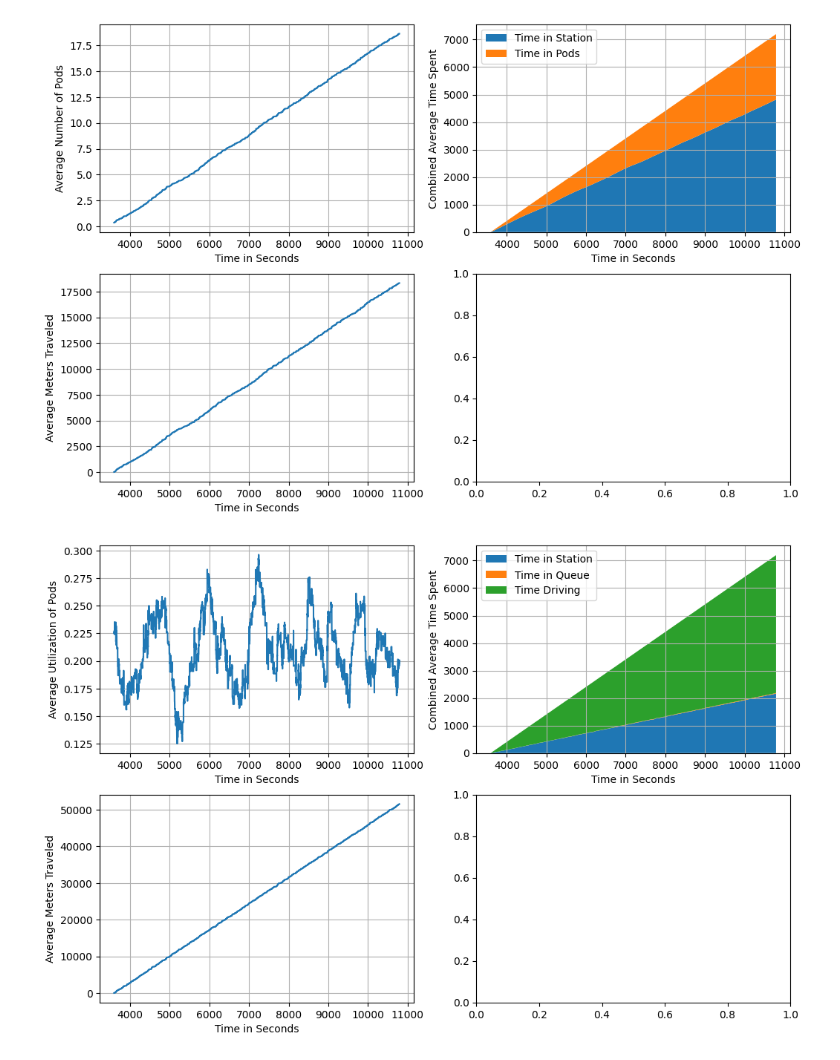
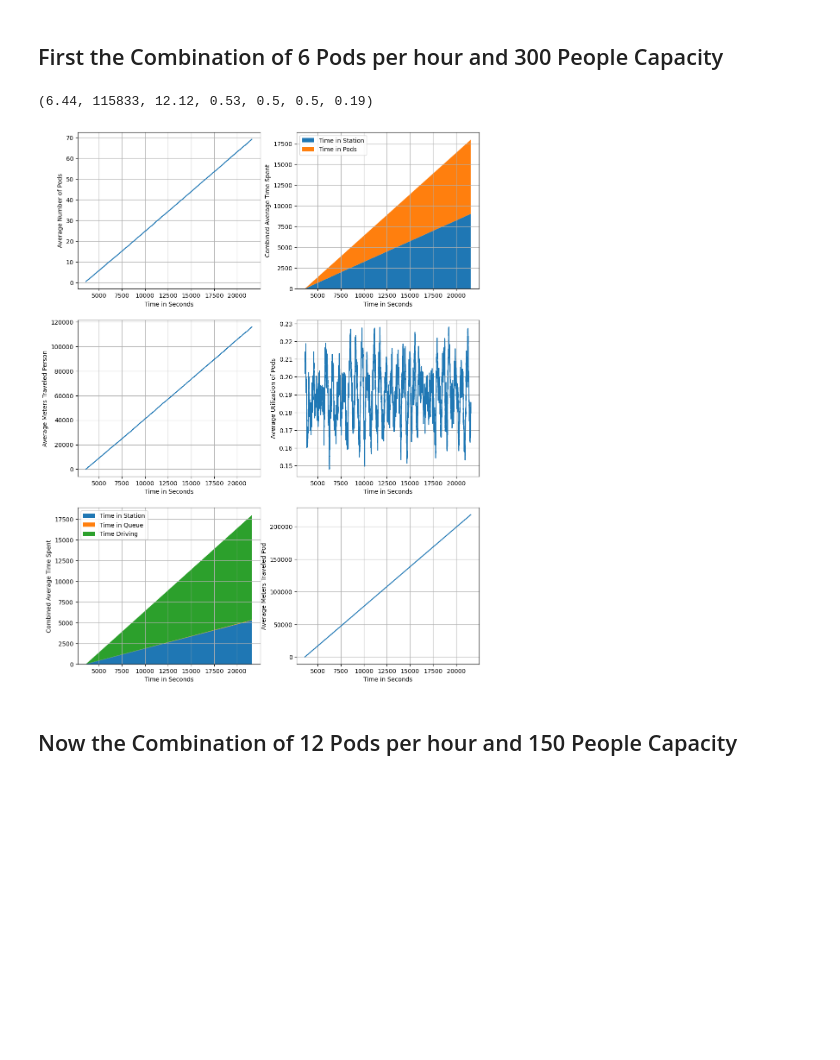
Before and after one commit to deeliciouscode/publicflow, a Jupyter notebook: analysis/evaluate_metrics.ipynb, the cells around one changed output. Cells and saved outputs as stored; diff of their text form; code cells hidden in the pictures; blank space fills up the shorter version.

Commit message:
with this configuration the data for the Thesis was gathered and analysed

```diff
--- a/analysis/evaluate_metrics.ipynb
+++ b/analysis/evaluate_metrics.ipynb
@@ -74 +63,29 @@ def plot_pods_metrics(metrics, from_ts='min', to_ts='max'):
+# %%
+def calc_metrics(metrics_people, metrics_pods, from_ts='min', to_ts='max'):
+    metrics_people.set_index = metrics_people["ts"]
+    metrics_pods.set_index = metrics_pods["ts"]
+
+    if from_ts == 'min':
+        from_ts = 0
+    if to_ts == 'max':
+        to_ts = min(len(metrics_pods), len(metrics_people))
+    # print(from_ts, to_ts)
+    metrics_people = metrics_people[from_ts:to_ts]
+    metrics_pods = metrics_pods[from_ts:to_ts]
+
+    m_avg_per_s_people = metrics_people["meters_traveled"].iloc[-1] / len(metrics_people)
+    m_abs_avg_people = metrics_people["meters_traveled"].iloc[-1]
+    m_avg_per_s_pods = metrics_pods["meters_traveled"].iloc[-1] / len(metrics_pods)
+    ration_m_avg_per_s_person_to_m_avg_per_s_pod = m_avg_per_s_people / m_avg_per_s_pods
+    wr_avg = metrics_people["time_in_station"].iloc[-1] / len(metrics_people)
+    mr_avg = 1 - metrics_people["time_in_station"].iloc[-1] / len(metrics_people)
+    ur_avg = metrics_pods["utilization"].sum() / len(metrics_pods)
+
+    return (round(m_avg_per_s_people, 2),
+            round(m_abs_avg_people),
+            round(m_avg_per_s_pods, 2),
+            round(ration_m_avg_per_s_person_to_m_avg_per_s_pod, 2),
+            round(wr_avg, 2),
+            round(mr_avg, 2),
+            round(ur_avg, 2))
 # %% [markdown]
@@ -112,9 +154,13 @@ kill
+# %% [markdown]
+## First the Combination of 6 Pods per hour and 300 People Capacity
 # %%
-people_avg_metrics = pd.read_csv("/home/david/Code/Uni/publicflow/metrics/gather/2022.09.24_09:33/people/avg.txt")
-pods_avg_metrics = pd.read_csv("/home/david/Code/Uni/publicflow/metrics/gather/2022.09.24_09:33/pods/avg.txt")
-plot_people_metrics(people_avg_metrics)
-plot_pods_metrics(pods_avg_metrics)
+people_avg_metrics = pd.read_csv("/home/david/Code/Uni/publicflow/metrics/gather/2022.09.27_12:58/people/avg.txt")
+pods_avg_metrics = pd.read_csv("/home/david/Code/Uni/publicflow/metrics/gather/2022.09.27_12:58/pods/avg.txt")
+plot_metrics(people_avg_metrics, pods_avg_metrics)
+calc_metrics(people_avg_metrics, pods_avg_metrics)
 # %% [output]
+(6.44, 115833, 12.12, 0.53, 0.5, 0.5, 0.19)
-[figure, old version]
+[figure, new version]
-[figure, removed]
+# %% [markdown]
+## Now the Combination of 12 Pods per hour and 150 People Capacity
 # %%
```
Also changed, not shown: parts of 10 cells of this notebook, 3 other files.
